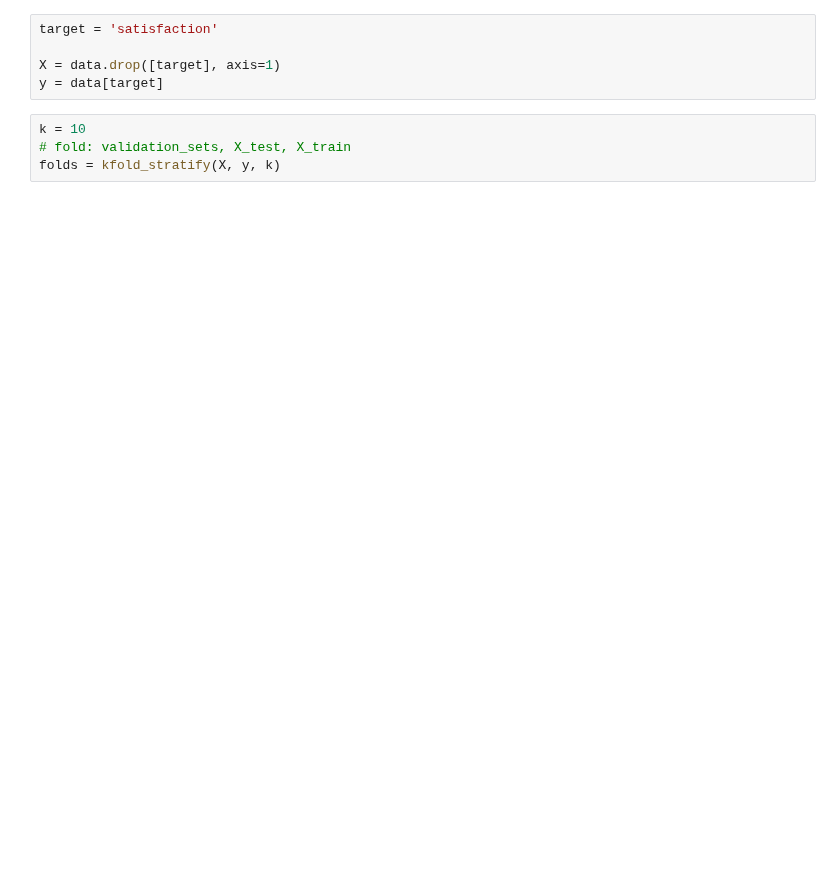
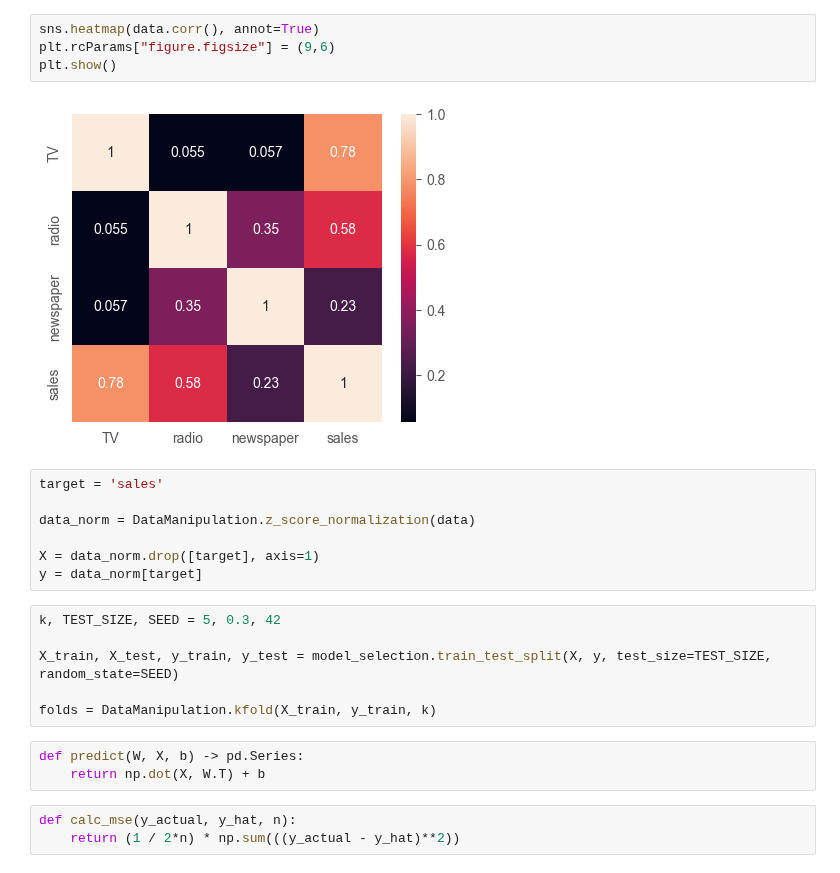
Before and after one commit to theVikingMan/learning_algorithms, a Jupyter notebook: models/linear_regression_reg.ipynb, the cells around one changed output. Drawn from its saved outputs; the diff is of its cells as text; blank space fills up the shorter version.

```diff
--- a/models/linear_regression_reg.ipynb
+++ b/models/linear_regression_reg.ipynb
@@ -47,9 +83,25 @@ data.drop(columns='Arrival Delay in Minutes', inplace=True)
+# %%
+sns.heatmap(data.corr(), annot=True)
+plt.rcParams["figure.figsize"] = (9,6)
+plt.show()
+# %% [output]
+[figure, added]
 # %%
-target = 'satisfaction'
+target = 'sales'
 
-X = data.drop([target], axis=1)
-y = data[target]
+data_norm = DataManipulation.z_score_normalization(data)
+
+X = data_norm.drop([target], axis=1)
+y = data_norm[target]
 # %%
-k = 10
-# fold: validation_sets, X_test, X_train
-folds = kfold_stratify(X, y, k)
+k, TEST_SIZE, SEED = 5, 0.3, 42
+
+X_train, X_test, y_train, y_test = model_selection.train_test_split(X, y, test_size=TEST_SIZE, random_state=SEED)
+
+folds = DataManipulation.kfold(X_train, y_train, k)
+# %%
+def predict(W, X, b) -> pd.Series:
+    return np.dot(X, W.T) + b
+# %%
+def calc_mse(y_actual, y_hat, n):
+    return (1 / 2*n) * np.sum(((y_actual - y_hat)**2))
```
Also changed, not shown: parts of 20 cells of this notebook, 2 other files.
